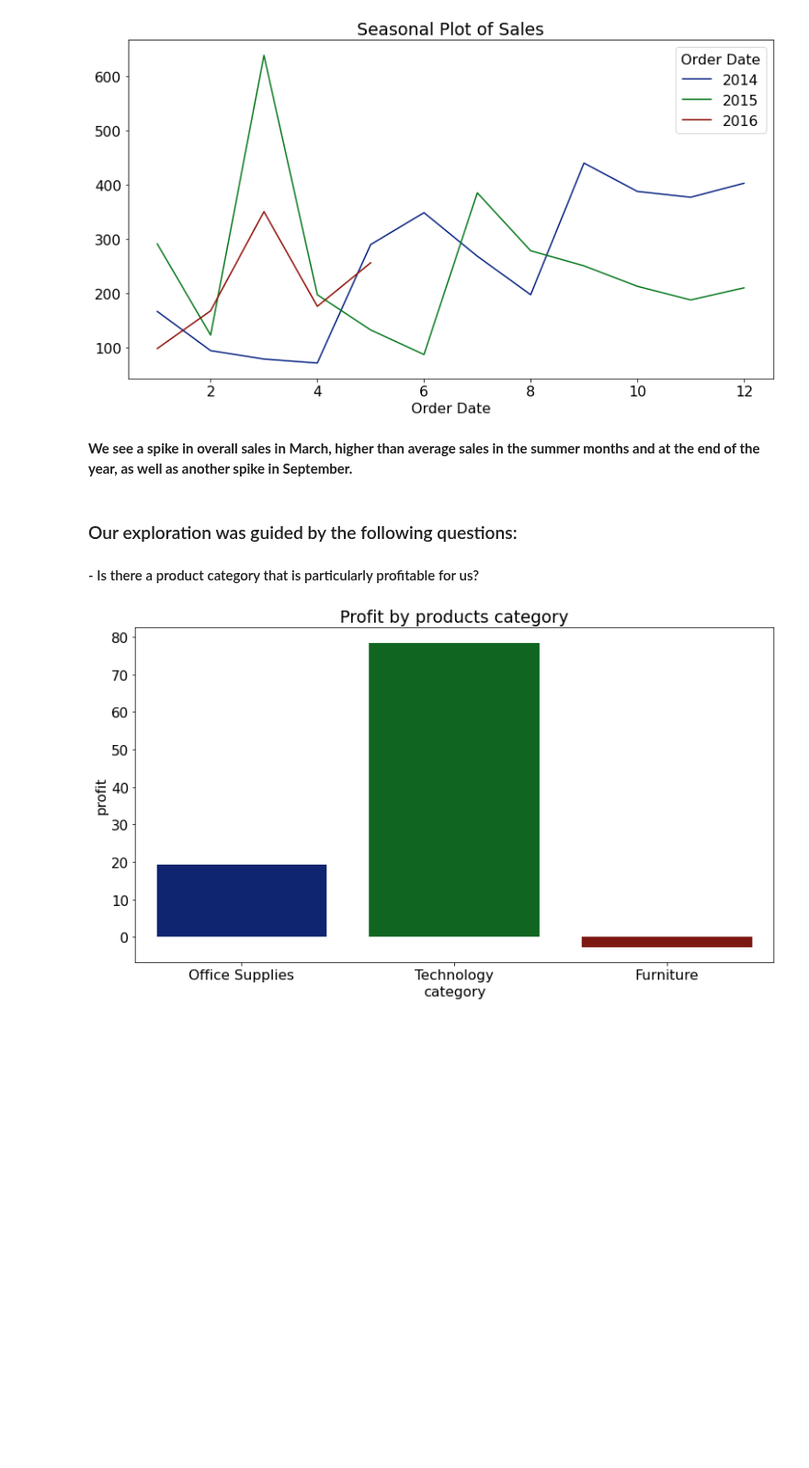
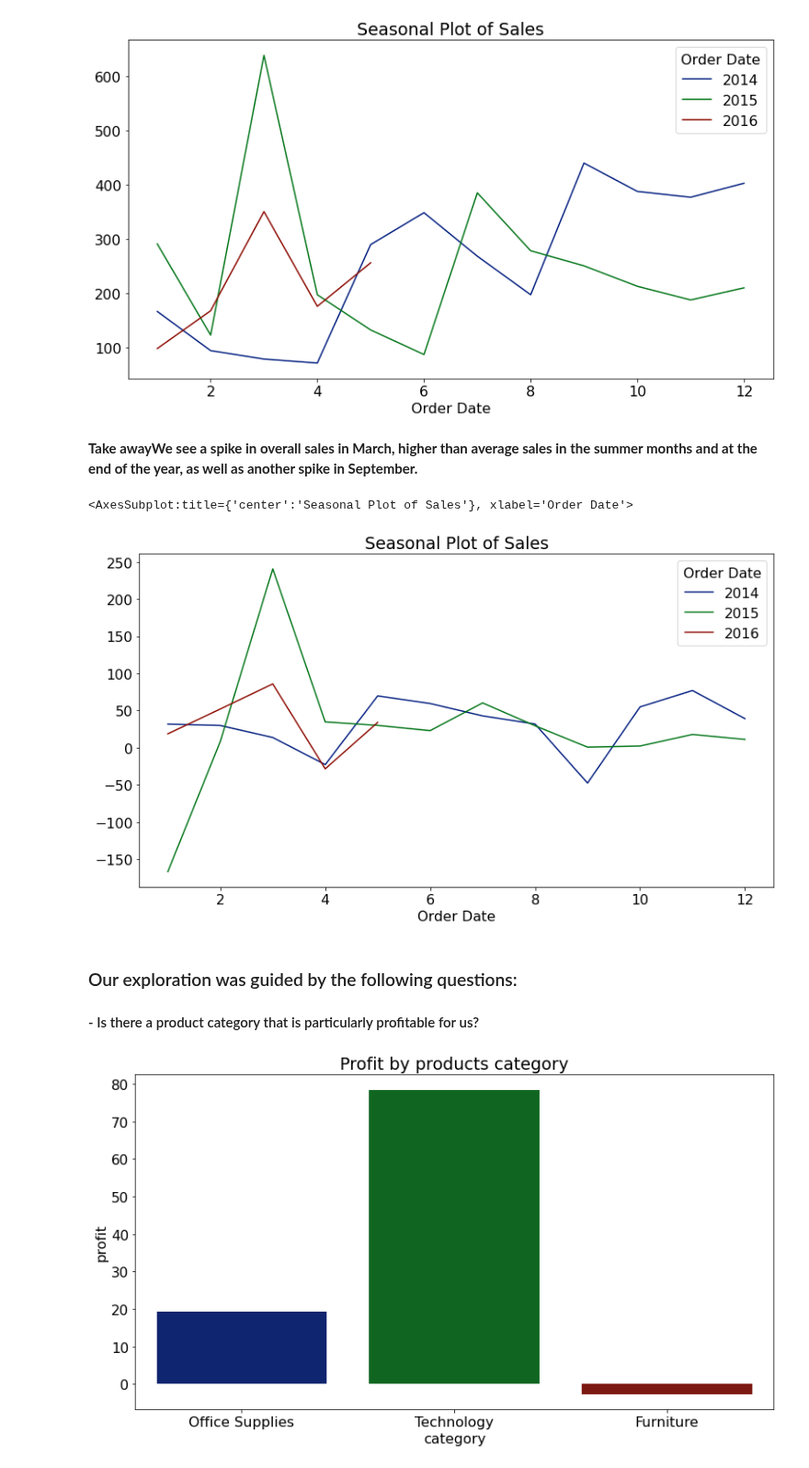
Before and after one commit to Kristofer-Rivera-and-Oliver-Ton/time_series_project, a Jupyter notebook: superstore_final.ipynb, the cells around one changed output. Shown at 92% size. Saved outputs shown, nothing was run; the diff lists cells and outputs as text; code cells hidden in the pictures; blank space fills up the shorter version.

```diff
--- a/superstore_final.ipynb
+++ b/superstore_final.ipynb
@@ -106,10 +130,17 @@ y.groupby([y.index.year, y.index.month]).mean().unstack(0).plot(title='Seasonal
 <AxesSubplot:title={'center':'Seasonal Plot of Sales'}, xlabel='Order Date'>
 [figure]
 # %% [markdown]
-**We see a spike in overall sales in March, higher than average sales in the summer months and at the end of the year, as well as another spike in September.**
+**Take awayWe see a spike in overall sales in March, higher than average sales in the summer months and at the end of the year, as well as another spike in September.**
-# %% [markdown]
-### Our exploration was guided by the following questions:
-#### - Is there a product category that is particularly profitable for us?
+# %%
+y = train.profit
+# .unstack turns an index level into columns
+y.groupby([y.index.year, y.index.month]).mean().unstack(0).plot(title='Seasonal Plot of Sales')
+# %% [output]
+<AxesSubplot:title={'center':'Seasonal Plot of Sales'}, xlabel='Order Date'>
+[figure, added]
+# %% [markdown]
+### Our exploration was guided by the following questions:
+#### - Is there a product category that is particularly profitable for us?
 # %%
 sns.barplot(x='category', y='profit', data= train, ci=None)
 plt.title('Profit by products category')
```
Also changed, not shown: parts of 9 cells of this notebook.
